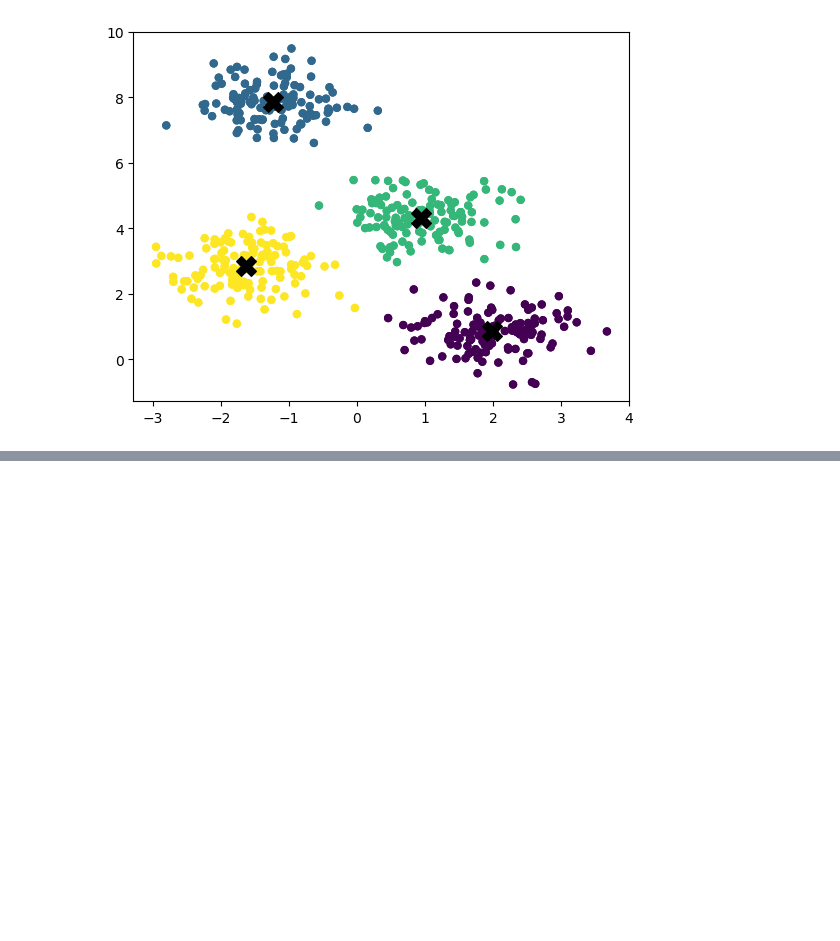
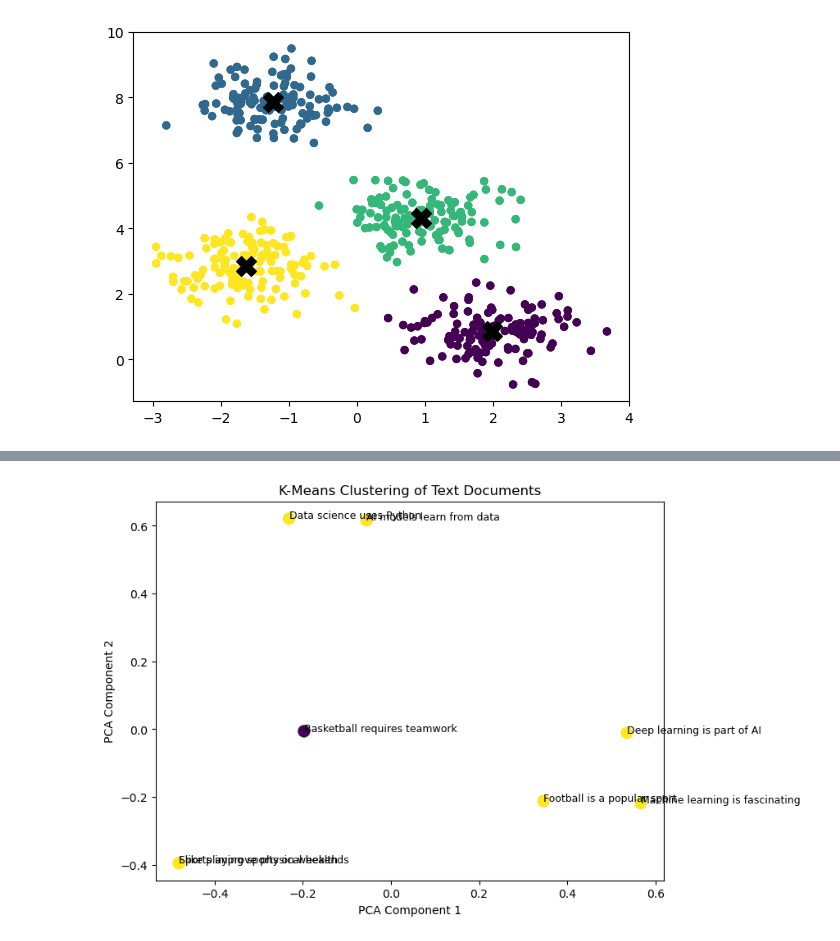
Before and after one commit to samanrizwan/Machine-Learning, a Jupyter notebook: Kmeans.ipynb, the cells around one changed output, grey strips where cells are left out. Cells and saved outputs as stored; diff of their text form; code cells hidden in the pictures; blank space fills up the shorter version.

Commit message:
kmeans_complete

```diff
--- a/Kmeans.ipynb
+++ b/Kmeans.ipynb
@@ -78,0 +110,9 @@ plt.show()
+# %%
+# We choose 2 clusters because we expect 2 topics
+kmeans = KMeans(n_clusters=2, random_state=0)
+labels = kmeans.fit_predict(X)
+
+from sklearn.preprocessing import normalize
+
+X_normalized = normalize(X)
+kmeans.fit(X_normalized)
@@ -78,0 +138,14 @@ plt.show()
+# %%
+#Inspect important words in each cluster just to understand what each cluster represents
+
+terms = vectorizer.get_feature_names_out()
+
+print("\nTop words per cluster:\n")
+
+for i, center in enumerate(kmeans.cluster_centers_):
+    # Get indices of top words (highest weights)
+    top_word_indices = center.argsort()[-5:]
+
+    print(f"Cluster {i} top words:")
+    print([terms[j] for j in top_word_indices])
+    print()
@@ -78,0 +160,21 @@ plt.show()
+# %%
+# TF-IDF vectors might have dozens of dimensions. we can reduce high-dimensional TF-IDF vectors to 2D using PCA. This helps us visualize the data on a graph
+
+from sklearn.decomposition import PCA
+pca = PCA(n_components=2)
+X_2d = pca.fit_transform(X.toarray())
+# %%
+#One document/sentence = one point on the graph
+plt.figure(figsize=(8, 6))
+plt.scatter(X_2d[:, 0],X_2d[:, 1],c=labels,s=100,cmap='viridis')
+
+# 7. Annotate each point with the document text
+for i, text in enumerate(documents):
+    plt.annotate(text, (X_2d[i, 0], X_2d[i, 1]), fontsize=9)
+
+plt.title("K-Means Clustering of Text Documents")
+plt.xlabel("PCA Component 1")
+plt.ylabel("PCA Component 2")
+plt.show()
+# %% [output]
+[figure, added]
```
Also changed, not shown: parts of 5 cells of this notebook.
